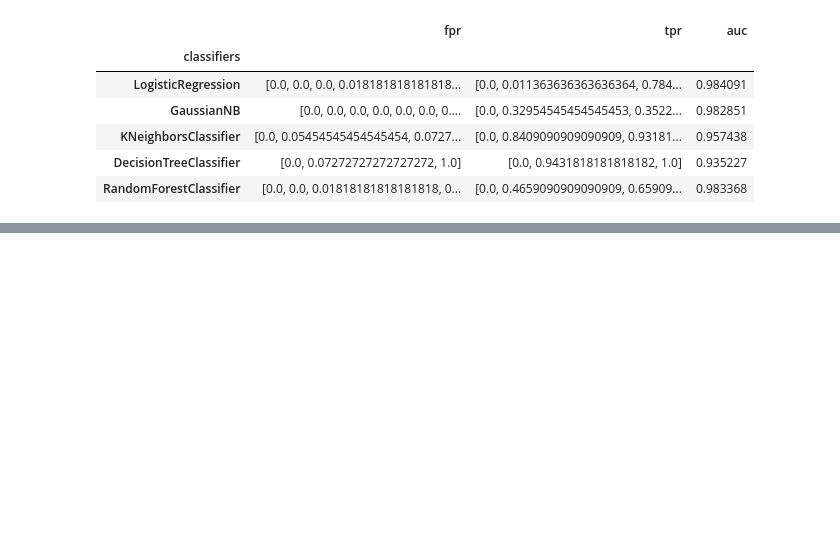
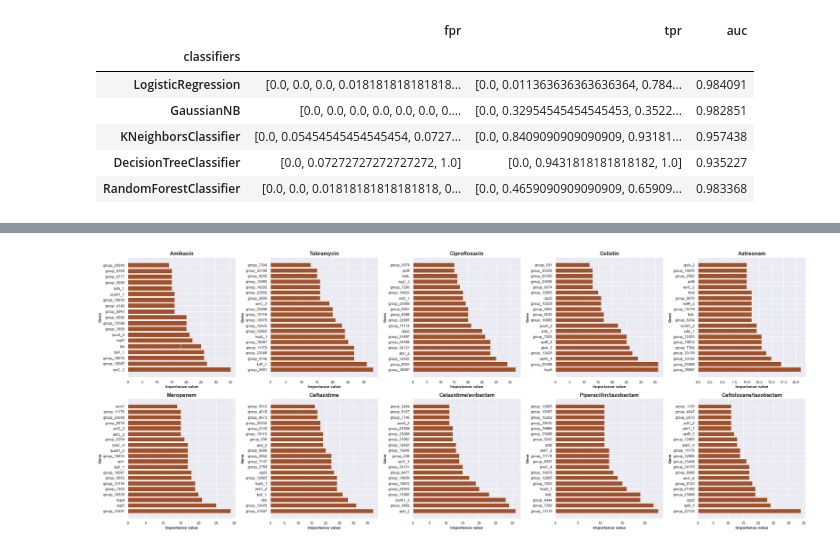
Before and after one commit to andyvng/AMR-prediction, a Jupyter notebook: result_plot.ipynb, the cells around one changed output, grey strips where cells are left out. Drawn from its saved outputs; the diff is of its cells as text; code cells hidden in the pictures; blank space fills up the shorter version.

Commit message:
update feature importance feature

```diff
--- a/result_plot.ipynb
+++ b/result_plot.ipynb
@@ -189,0 +263,49 @@ result_table
+# %%
+importance_feature_df = pd.DataFrame()
+
+for label in drugs.keys():
+    tmp_df = pd.read_csv(f'lightgbm_important_features_{label}.csv', usecols=['value', 'feature'])
+    tmp_df['antimicrobial_agent'] = drugs[label]
+    importance_feature_df = pd.concat([importance_feature_df, tmp_df], axis=0)
+
+# importance_feature_df[importance_feature_df['antimicrobial_agent'] == 'ciprofloxacin']
+# %%
+# Plotting feature importance results
+
+fig = plt.figure(figsize=(30,12))
+fig.subplots_adjust(left=0.2, wspace=0.6)
+
+ncol=5
+nrow=2
+
+counter = 0
+for row_index in range(nrow):
+    for col_index in range(ncol):
+        agent = list(drugs.values())[counter]
+        counter +=1
+        tmp_ax = plt.subplot2grid((nrow, ncol), (row_index, col_index))
+        tmp_ax.set_title(f"{agent.capitalize()}", fontsize=16, fontweight='bold')
+        tmp_ax.set_xlabel('Importance value', fontweight='bold')
+        tmp_ax.set_ylabel('Gene', fontweight='bold')
+
+        tmp_df = importance_feature_df[importance_feature_df['antimicrobial_agent'] == agent]
+        plt.barh(tmp_df['feature'][:20], tmp_df['value'][:20], color='sienna')
+
+
+
+plt.tight_layout()
+# plt.show()
+
+plt.savefig('feature.jpg', dpi=300)
+
+
+# for agent in drugs.values():
+#     tmp_df = importance_feature_df[importance_feature_df['antimicrobial_agent'] == agent]
+
+
+
+
+#     plt.figure(figsize=(10,12))
+#     plt.barh(tmp_df['feature'], tmp_df['value'])
+# %% [output]
+[figure, added]
```
Also changed, not shown: parts of 8 cells of this notebook, 45 other files.
